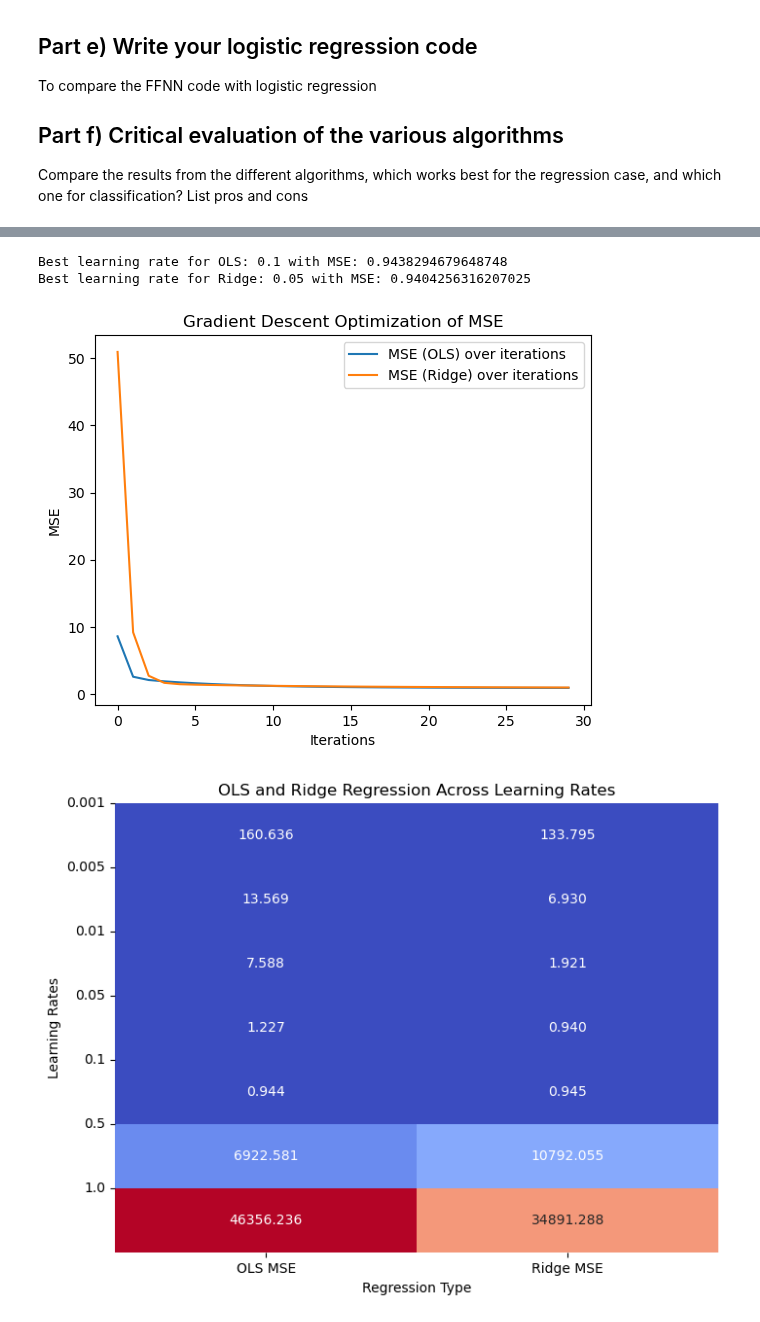
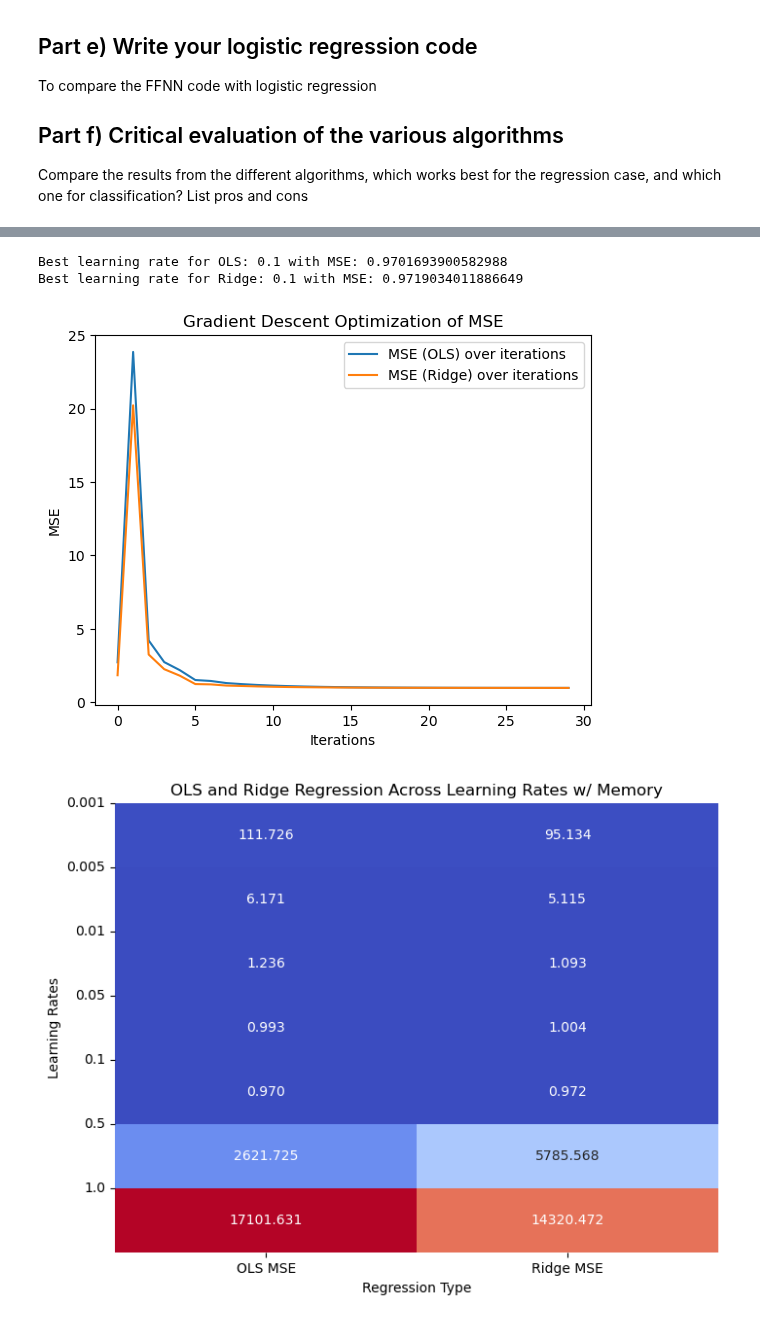
Before and after one commit to hellegje/fys-stk4155, a Jupyter notebook: Project2/Project2.ipynb, the cells around one changed output, grey strips where cells are left out. Drawn from its saved outputs; the diff is of its cells as text; code cells hidden in the pictures.

```diff
--- a/Project2/Project2.ipynb
+++ b/Project2/Project2.ipynb
@@ -257,27 +388,17 @@ import seaborn as sns
 import pandas as pd
 import matplotlib.pyplot as plt
 
-#Set-up taken from lecture notes
-n = 100
-x = 2*np.random.rand(n,1)
-y = 4+3*x+5*x*x + np.random.randn(n, 1)
-
-N_iterations = 30
-
-linear_regression = LinearRegression(x, y)
-
-#Gradient descent
+#Gradient descent with momentum
 learning_rates = np.array([0.001, 0.005, 0.01, 0.05, 0.1, 0.5, 1])
 mse_data = np.zeros((len(learning_rates), 2))  # Rows for learning rates, columns for OLS and Ridge
 for i, eta in enumerate(learning_rates):
-    ols_betas, ols_mses = linear_regression.gradient_descent(LinearRegressionModel.OrdinaryLeastSquares, n, N_iterations, eta)
+    #OLS
+    ols_betas, ols_mses = linear_regression.gradient_descent_OLS(n, N_iterations, eta, ScalingAlgorithm.MomentumGD, momentum=momentum)
     mse_data[i, 0] = min(ols_mses)
-    ridge_betas, ridge_mses = linear_regression.gradient_descent(LinearRegressionModel.Ridge, n, N_iterations, eta, lmbda=0.01)
+    ridge_betas, ridge_mses = linear_regression.gradient_descent_ridge(n, N_iterations, eta, 0.01, momentum=momentum)
     mse_data[i, 1] = min(ridge_mses)
 
-    #print(f"OLS - eta: {eta}, mse: {ols_mse}")
-    #print(f"Ridge - eta: {eta}, mse: {ridge_mse}")
-
+    #print(f"OLS - eta: {eta}, mse: {ols_mse}    Ridge - eta: {eta}, mse: {ridge_mse}")
 
 # Find the minimum MSE and corresponding index
 ols_min_mse, ols_best_eta = Get_best_mse_and_eta(mse_data[:, 0], learning_rates)
@@ -285,38 +406,37 @@ ridge_min_mse, ridge_best_eta = Get_best_mse_and_eta(mse_data[:, 1], learning_ra
 
 # Print results
 print(f"Best learning rate for OLS: {ols_best_eta} with MSE: {ols_min_mse}")
 print(f"Best learning rate for Ridge: {ridge_best_eta} with MSE: {ridge_min_mse}")
 
 # Get values for the best learning rate: (I am lazy and run it again rather than rewrite the loop above to store it)
-ols_betas, ols_mses = linear_regression.gradient_descent(LinearRegressionModel.OrdinaryLeastSquares, n, N_iterations, ols_best_eta)
-ridge_betas, ridge_mses = linear_regression.gradient_descent(LinearRegressionModel.Ridge, n, N_iterations, ridge_best_eta, lmbda=0.01)
+ols_betas, ols_mses = linear_regression.gradient_descent_OLS(n, N_iterations, ols_best_eta, ScalingAlgorithm.MomentumGD, momentum=momentum)
+ridge_betas, ridge_mses = linear_regression.gradient_descent_ridge(n, N_iterations, ridge_best_eta, 0.01, momentum=momentum)
 
 
 # Plot MSE over iterations
 plt.plot(range(N_iterations), ols_mses, label="MSE (OLS) over iterations")
 plt.plot(range(N_iterations), ridge_mses, label="MSE (Ridge) over iterations")
 plt.xlabel("Iterations")
 plt.ylabel("MSE")
 plt.title("Gradient Descent Optimization of MSE")
 plt.legend()
 plt.show()
 
-
 # Create a DataFrame for heatmap plotting
 mse_df = pd.DataFrame(mse_data, columns=['OLS MSE', 'Ridge MSE'], index=learning_rates)
 
 # Plot the heatmap
 plt.figure(figsize=(8, 6))
 #sns.heatmap(mse_df, annot=True, fmt=".3f", cmap="coolwarm", cbar_kws={'label': 'MSE'})
 sns.heatmap(mse_df, annot=True, fmt=".3f", cmap="coolwarm", cbar=False)
-plt.title("OLS and Ridge Regression Across Learning Rates")
+plt.title("OLS and Ridge Regression Across Learning Rates w/ Memory")
 plt.xlabel("Regression Type")
 plt.ylabel("Learning Rates")
 plt.xticks(ticks=np.arange(0.5, 2), labels=mse_df.columns, rotation=0)
 plt.yticks(ticks=np.arange(len(learning_rates)), labels=mse_df.index, rotation=0)
 plt.show()
 # %% [output]
-Best learning rate for OLS: 0.1 with MSE: 0.9438294679648748
-Best learning rate for Ridge: 0.05 with MSE: 0.9404256316207025
+Best learning rate for OLS: 0.1 with MSE: 0.9701693900582988
+Best learning rate for Ridge: 0.1 with MSE: 0.9719034011886649
-[figure, old version]
+[figure, new version]
-[figure, old version]
+[figure, new version]
```
Also changed, not shown: parts of 7 cells of this notebook.
